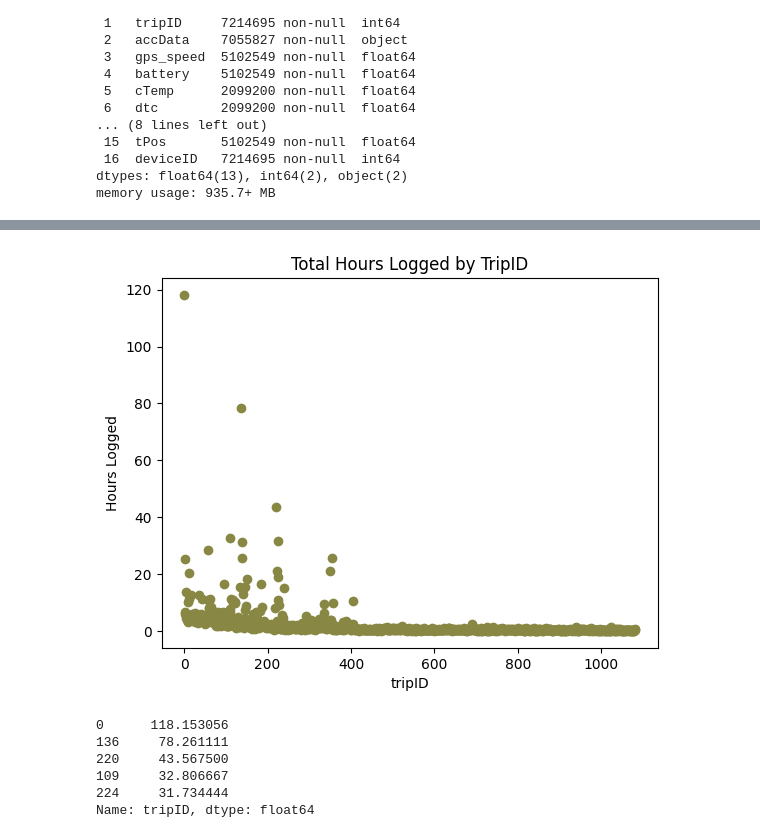
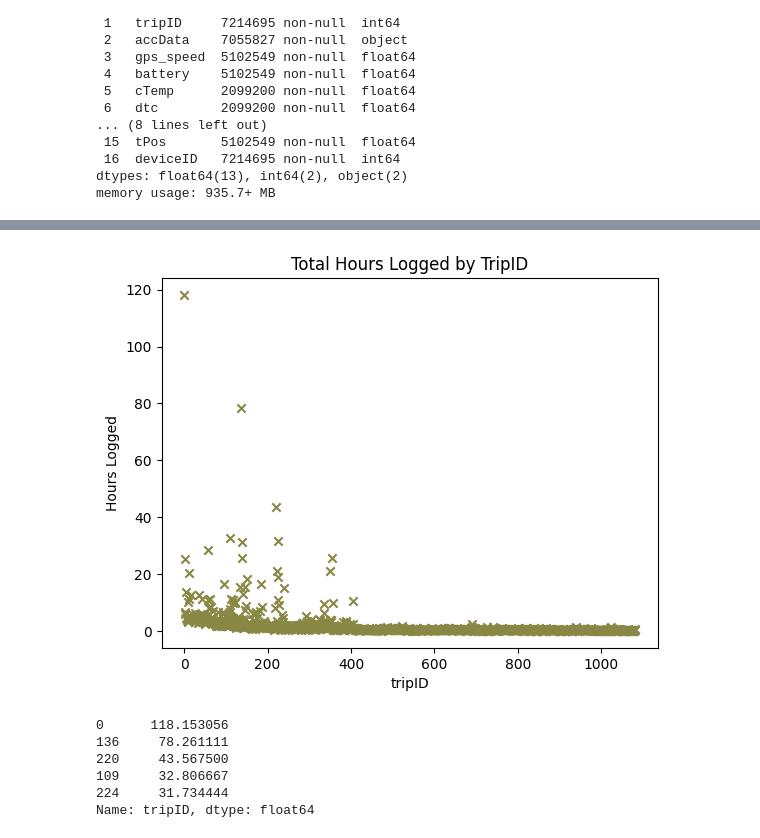
Before and after one commit to cjporteo/vehicle-telematics-clustering, a Jupyter notebook: data_wrangling.ipynb, the cells around one changed output, grey strips where cells are left out. Saved outputs shown, nothing was run; the diff lists cells and outputs as text; code cells hidden in the pictures.

```diff
--- a/data_wrangling.ipynb
+++ b/data_wrangling.ipynb
@@ -38,13 +104,13 @@ memory usage: 935.7+ MB
 # %%
 hours_by_trip = df['tripID'].value_counts()/(60*60)
 plt.scatter(x=hours_by_trip.index, y=hours_by_trip,
-           color='#888844')
+           color='#888844', marker='x')
 plt.title('Total Hours Logged by TripID')
 plt.xlabel('tripID')
 plt.ylabel('Hours Logged')
 plt.show()
 # %% [output]
-[figure, old version]
+[figure, new version]
 # %%
 hours_by_trip.sort_values(ascending=False).head(5)
 # %% [output]
```
Also changed, not shown: parts of 6 cells of this notebook, 1 other file.
